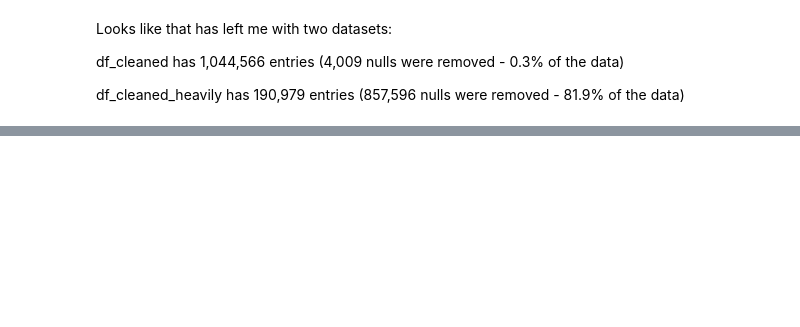
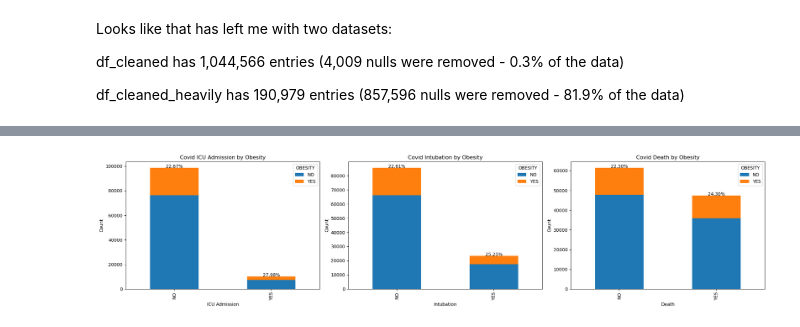
Before and after one commit to BrandonWelsh/Project-1, a Jupyter notebook: welsh_analysis.ipynb, the cells around one changed output, grey strips where cells are left out. Saved outputs shown, nothing was run; the diff lists cells and outputs as text; code cells hidden in the pictures; blank space fills up the shorter version.

```diff
--- a/welsh_analysis.ipynb
+++ b/welsh_analysis.ipynb
@@ -299,0 +399,43 @@ df_cleaned_heavily has 190,979 entries (857,596 nulls were removed - 81.9% of th
+# %%
+# Create cross-tabulations of the columns
+ct_obese_icu = pd.crosstab(df_filtered['ICU'], df_filtered['OBESITY'])
+ct_obese_intubed = pd.crosstab(df_filtered['INTUBED'], df_filtered['OBESITY'])
+ct_obese_dead = pd.crosstab(df_filtered['DEAD'], df_filtered['OBESITY'])
+
+# Calculate the obesity ratios (needed to plot onto the graphs later)
+icu_obesity_ratio = ct_obese_icu['YES'] / (ct_obese_icu['YES'] + ct_obese_icu['NO'])
+intubed_obesity_ratio = ct_obese_intubed['YES'] / (ct_obese_intubed['YES'] + ct_obese_intubed['NO'])
+death_obesity_ratio = ct_obese_dead['YES'] / (ct_obese_dead['YES'] + ct_obese_dead['NO'])
+
+# Plot the stacked bar charts
+fig, axs = plt.subplots(1, 3, figsize=(21, 5))
+
+ct_obese_icu.plot(kind='bar', stacked=True, ax=axs[0])
+axs[0].set_title('Covid ICU Admission by Obesity')
+axs[0].set_xlabel('ICU Admission')
+axs[0].set_ylabel('Count')
+
+ct_obese_intubed.plot(kind='bar', stacked=True, ax=axs[1])
+axs[1].set_title('Covid Intubation by Obesity')
+axs[1].set_xlabel('Intubation')
+axs[1].set_ylabel('Count')
+
+ct_obese_dead.plot(kind='bar', stacked=True, ax=axs[2])
+axs[2].set_title('Covid Death by Obesity')
+axs[2].set_xlabel('Death')
+axs[2].set_ylabel('Count')
+
+# Add the obesity ratios above each bar
+for i, ratio in enumerate(icu_obesity_ratio):
+    axs[0].text(i, ct_obese_icu.iloc[i].sum(), f'{ratio:.2%}', ha='center')
+
+for i, ratio in enumerate(intubed_obesity_ratio):
+    axs[1].text(i, ct_obese_intubed.iloc[i].sum(), f'{ratio:.2%}', ha='center')
+
+for i, ratio in enumerate(death_obesity_ratio):
+    axs[2].text(i, ct_obese_dead.iloc[i].sum(), f'{ratio:.2%}', ha='center')
+
+plt.tight_layout()
+plt.show()
+# %% [output]
+[figure, added]
```
Also changed, not shown: parts of 22 cells of this notebook.
